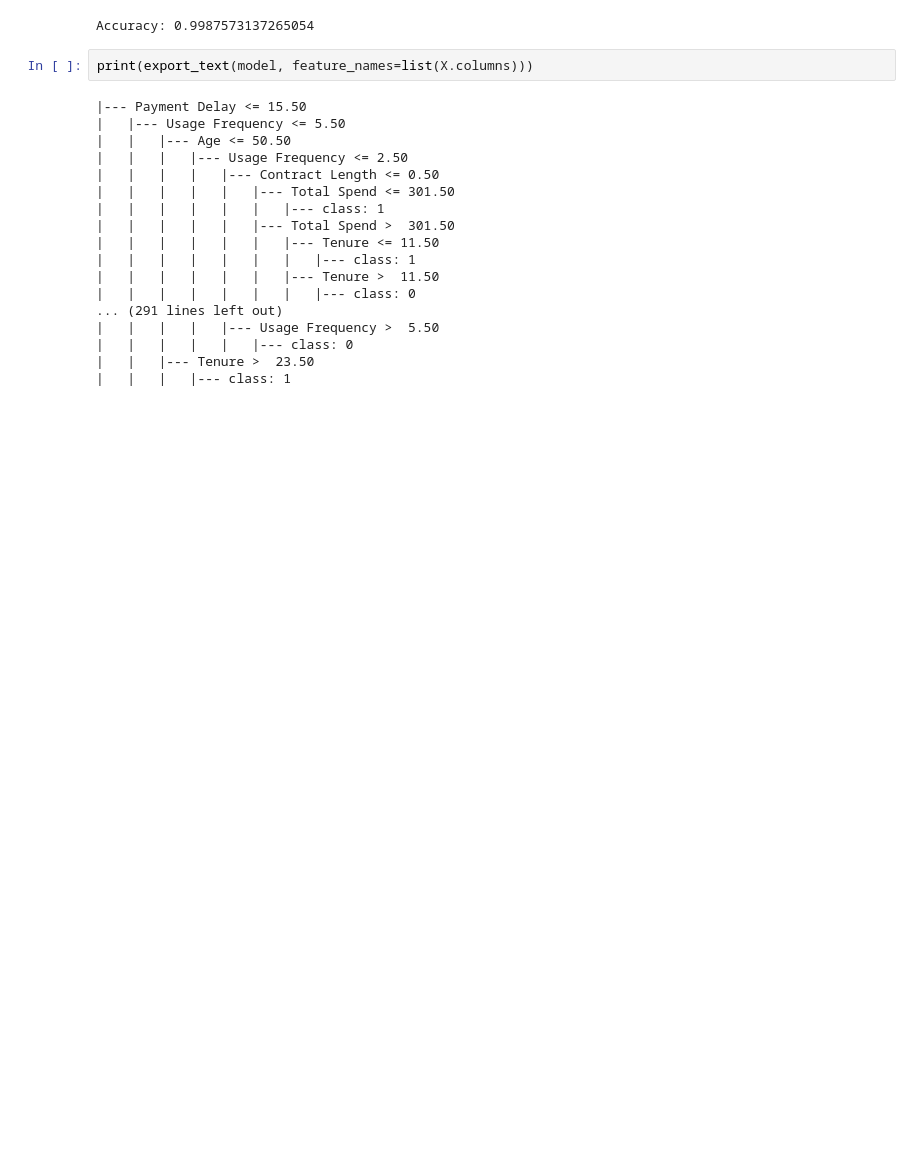
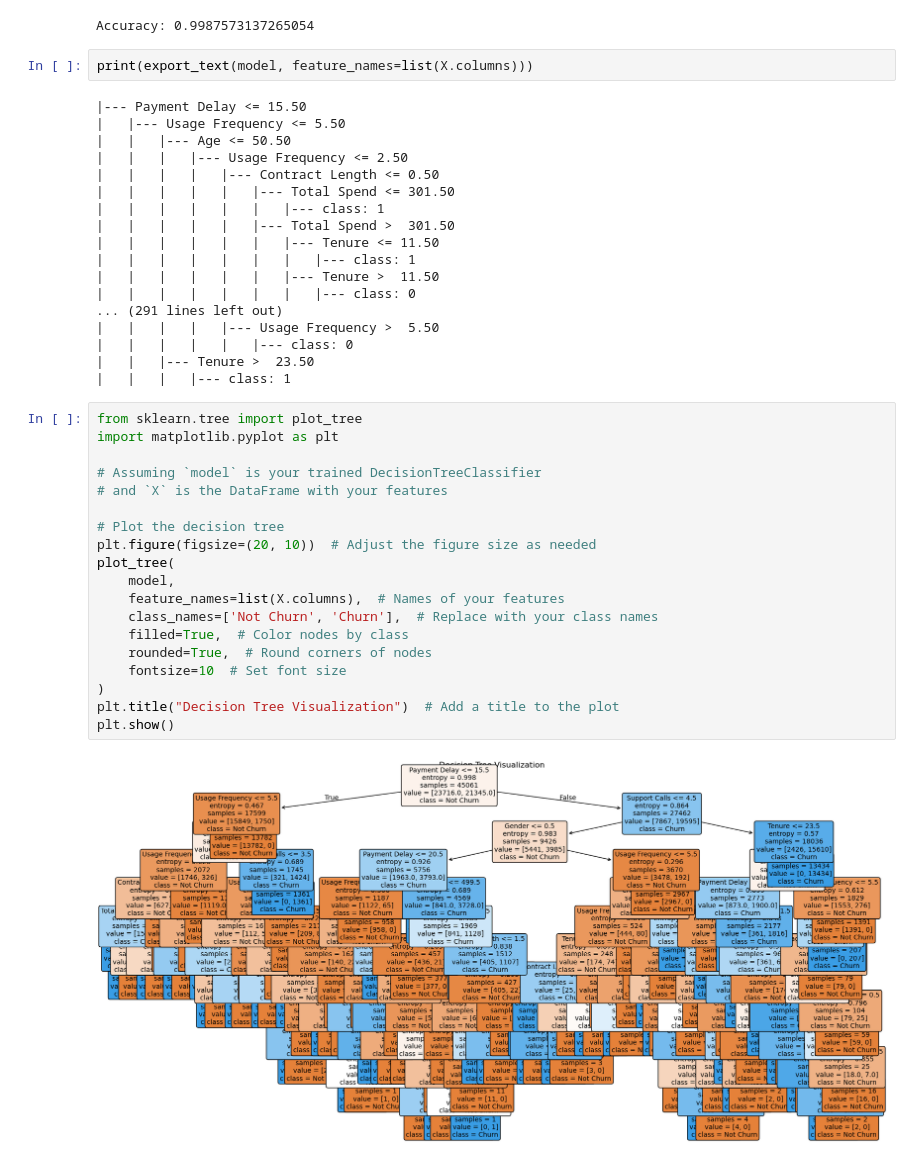
Before and after one commit to mucs100/ML, a Jupyter notebook: ID3 PROGRAM.ipynb, the cells around one changed output. Saved outputs shown, nothing was run; the diff lists cells and outputs as text; blank space fills up the shorter version.

```diff
--- a/ID3 PROGRAM.ipynb
+++ b/ID3 PROGRAM.ipynb
@@ -95,3 +80,24 @@ print(export_text(model, feature_names=list(X.columns)))
 |   |   |   |   |   |--- class: 0
 |   |   |--- Tenure >  23.50
 |   |   |   |--- class: 1
+# %%
+from sklearn.tree import plot_tree
+import matplotlib.pyplot as plt
+
+# Assuming `model` is your trained DecisionTreeClassifier
+# and `X` is the DataFrame with your features
+
+# Plot the decision tree
+plt.figure(figsize=(20, 10))  # Adjust the figure size as needed
+plot_tree(
+    model,
+    feature_names=list(X.columns),  # Names of your features
+    class_names=['Not Churn', 'Churn'],  # Replace with your class names
+    filled=True,  # Color nodes by class
+    rounded=True,  # Round corners of nodes
+    fontsize=10  # Set font size
+)
+plt.title("Decision Tree Visualization")  # Add a title to the plot
+plt.show()
+# %% [output]
+[figure, added]
```
Also changed, not shown: parts of 1 cell of this notebook.
